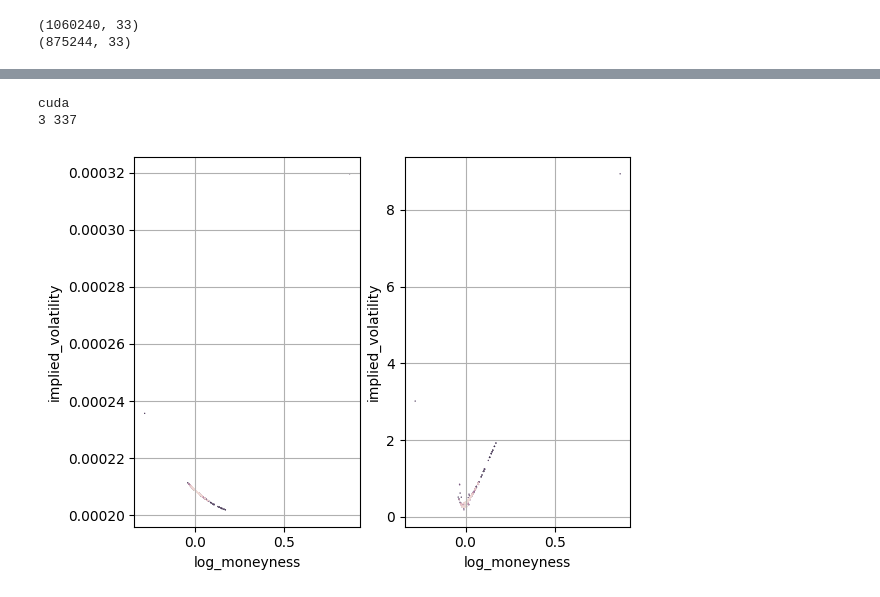
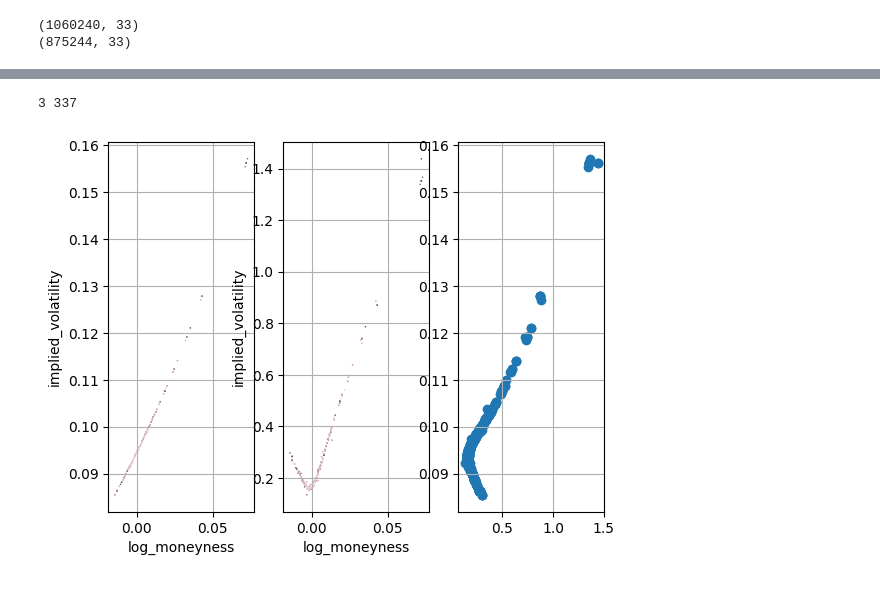
Before and after one commit to pangyuteng/hyperiv, a Jupyter notebook: inference.ipynb, the cells around one changed output, grey strips where cells are left out. Drawn from its saved outputs; the diff is of its cells as text; code cells hidden in the pictures.

```diff
--- a/inference.ipynb
+++ b/inference.ipynb
@@ -97,42 +88,46 @@ import torch.optim as optim
 # %%
 from inference import load_model,device
-model = load_model()
+model_pth_file = './workdir/spx_model_00003.pth'
+model = load_model(model_pth_file)
 # %% [output]
-cuda
 3 337
 # %%
-for date in sorted(list(df.date.unique())):
+#for date in sorted(list(df.date.unique())):
+date_idx = np.random.choice(df.date)
+# ref
+refdf = df[(df.date==date_idx)&(df.is_ref==1)]
+z = refdf[["log_moneyness", "tau", "implied_volatility"]].to_numpy()
+z = z[np.newaxis,:,:]
 
-    # ref
-    refdf = df[(df.date==date)&(df.is_ref==1)]
-    z = refdf[["log_moneyness", "tau", "implied_volatility"]].to_numpy()
-    z = z[np.newaxis,:,:]
+# grid
+grid_df = df[(df.date==date_idx)&(df.is_ref==0)]
+x = grid_df[["log_moneyness", "tau"]].to_numpy()
+x = x[np.newaxis,:,:]
 
-    # grid
-    griddf = df[(df.date==date)&(df.is_ref==0)]
-    x = griddf[["log_moneyness", "tau"]].to_numpy()
-    x = x[np.newaxis,:,:]
+x = torch.from_numpy(x).to(device).float()
+z = torch.from_numpy(z).to(device).float()
+y_pred = model(z, x).squeeze(-1)
+y_pred = y_pred.cpu().detach().numpy()
 
-    x = torch.from_numpy(x).to(device).float()
-    z = torch.from_numpy(z).to(device).float()
-    y_pred = model(z, x).squeeze(-1)
-    y_pred = y_pred.cpu().detach().numpy()
+x = x.cpu().detach().numpy()
+z = z.cpu().detach().numpy()
 
-    x = x.cpu().detach().numpy()
-    z = z.cpu().detach().numpy()
-    break
 
-pdf = pd.DataFrame({
+pred_df = pd.DataFrame({
     "log_moneyness":x[:,:,0].squeeze(),
     "tau":x[:,:,1].squeeze(),
     "implied_volatility":y_pred.squeeze()
     })
 
-plt.subplot(121)
-sns.scatterplot(pdf,x='log_moneyness',y='implied_volatility',hue='tau',s=1,legend=False)
+plt.subplot(131)
+sns.scatterplot(pred_df,x='log_moneyness',y='implied_volatility',hue='tau',s=1,legend=False)
 plt.grid(True)
-plt.subplot(122)
-sns.scatterplot(griddf,x='log_moneyness',y='implied_volatility',hue='tau',s=1,legend=False)
+plt.subplot(132)
+sns.scatterplot(grid_df,x='log_moneyness',y='implied_volatility',hue='tau',s=1,legend=False)
 plt.grid(True)
+
+plt.subplot(133)
+plt.scatter(grid_df.implied_volatility,pred_df.implied_volatility)
+plt.grid(True)
 # %% [output]
-[figure, old version]
+[figure, new version]
```
Also changed, not shown: parts of 1 cell of this notebook, 3 other files.
